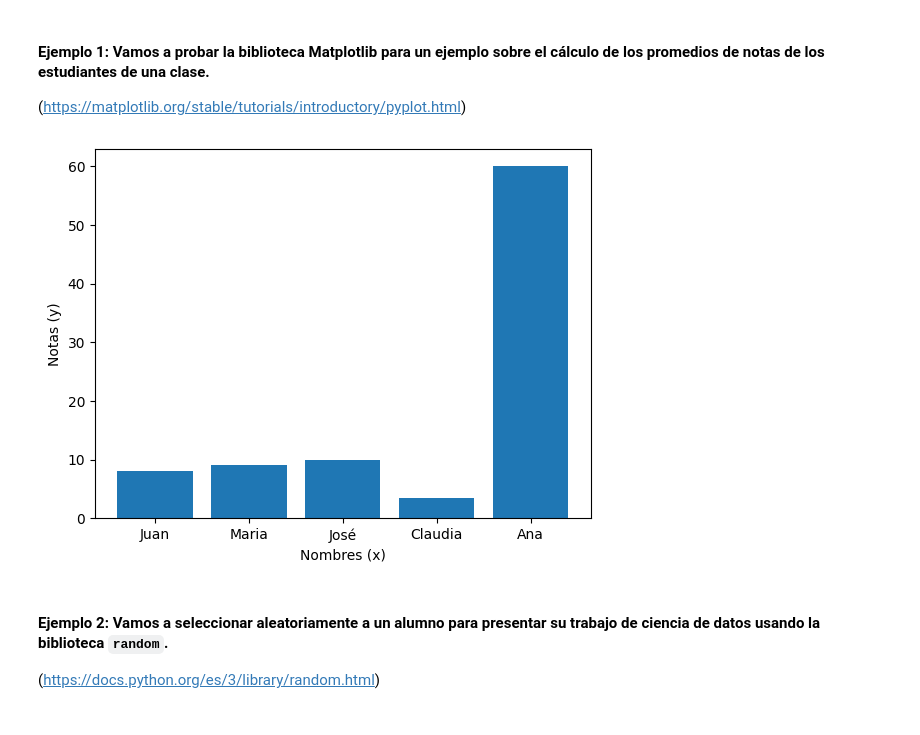
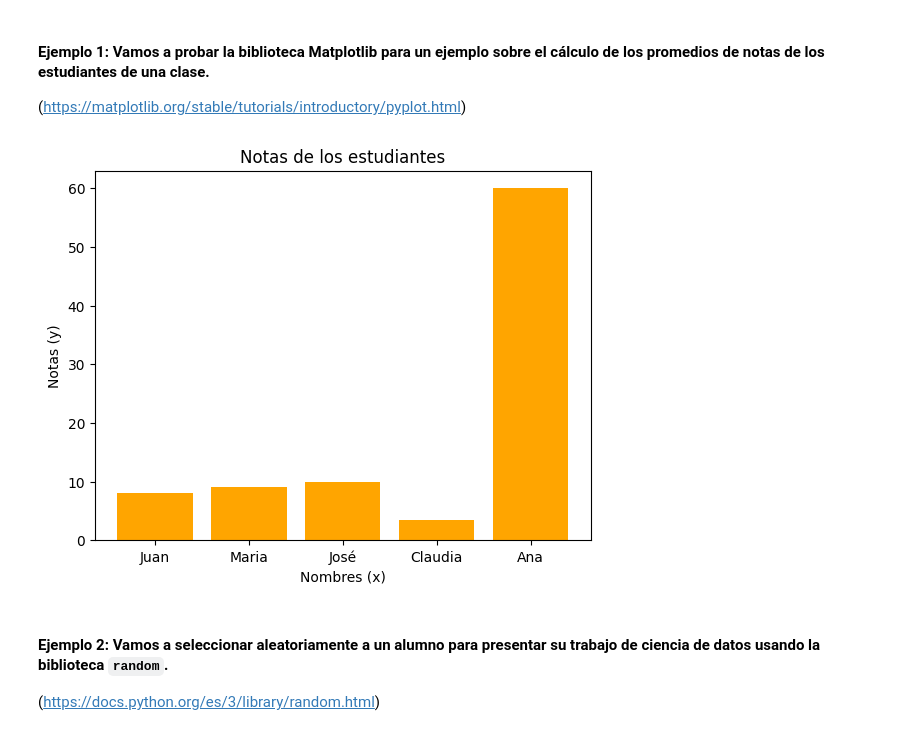
Before and after one commit to Francoy2k/Sistema-de-registro-2, a Jupyter notebook: Python_para_Data_Science.ipynb, the cells around one changed output. Saved outputs shown, nothing was run; the diff lists cells and outputs as text; code cells hidden in the pictures.

```diff
--- a/Python_para_Data_Science.ipynb
+++ b/Python_para_Data_Science.ipynb
@@ -70,12 +72,13 @@ notas = [8.0, 9.0, 10.0, 3.4, 6.0]
 # %%
 estudiantes = ['Juan', 'Maria', 'José', 'Claudia', 'Ana']
 notas = [8.0, 9.0, 10.0, 3.4, 60.0]
-plt.bar(x= estudiantes, height=notas)
+plt.bar(x= estudiantes, color='orange',height=notas)
+plt.title('Notas de los estudiantes')
 plt.ylabel('Notas (y)')
 plt.xlabel('Nombres (x)')
 plt.show()
 # %% [output]
-[figure, old version]
+[figure, new version]
 # %% [markdown]
 #### Ejemplo 2: Vamos a seleccionar aleatoriamente a un alumno para presentar su trabajo de ciencia de datos usando la biblioteca `random`.
 
```
Also changed, not shown: parts of 6 cells of this notebook.
